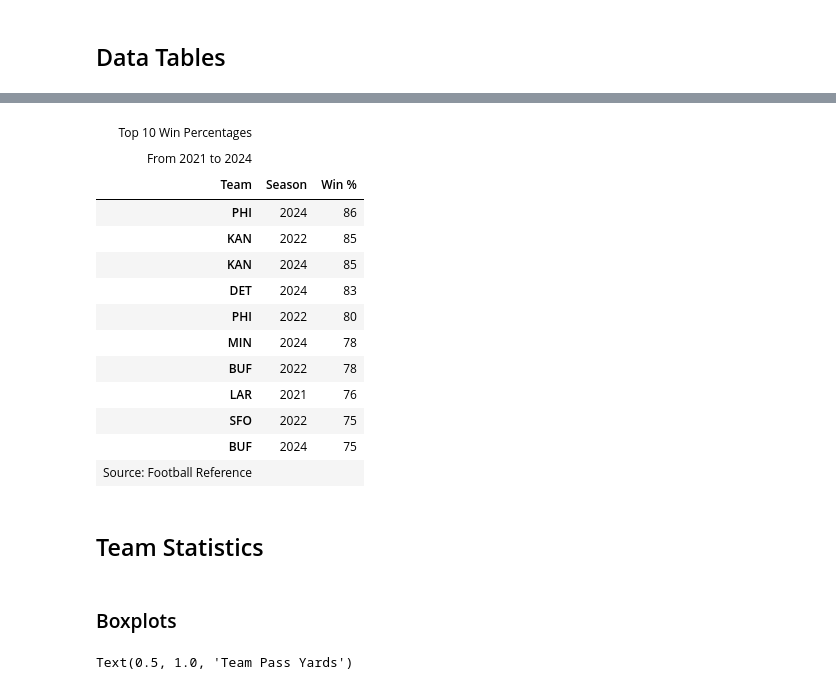
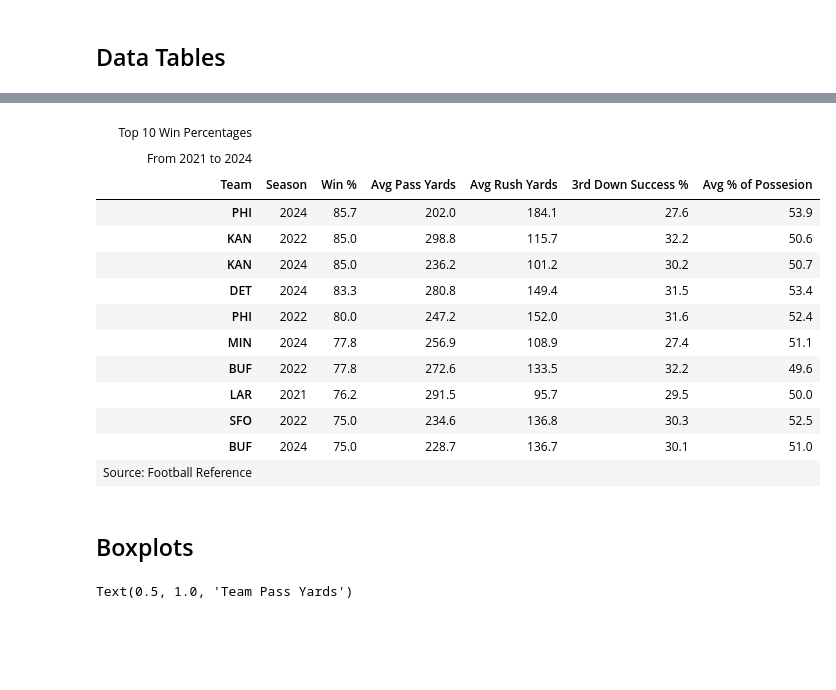
Before and after one commit to CamSmithers/NFL, a Jupyter notebook: Basic Analysis.ipynb, the cells around one changed output, grey strips where cells are left out. Drawn from its saved outputs; the diff is of its cells as text; code cells hidden in the pictures; blank space fills up the shorter version.

```diff
--- a/Basic Analysis.ipynb
+++ b/Basic Analysis.ipynb
@@ -42,42 +54,39 @@ stats_team.head()
 # %%
-summary_table = stats_team.loc[:, ['team_name', 'season', 'win_pct']]
+summary_table = stats_team.loc[:, ['team_name', 'season', 'win_pct', 'yards_avg', 'rushyards_avg', 'successrate3rddown_avg', 'possession_pct_avg']]
 summary_table = summary_table.drop_duplicates()
-summary_table.columns = ['Team', 'Season', 'Win %']
+summary_table.columns = ['Team', 'Season', 'Win %', 'Avg Pass Yards', 'Avg Rush Yards', '3rd Down Success %', 'Avg % of Possesion']
 summary_table = summary_table.sort_values(by=['Win %'], ascending=False)
 summary_top10 = summary_table.head(10)
-#season_2024_mask = summary_table['Season'] == 2024
-#summary_table = summary_table[season_2024_mask]
+
+#Below is the source code for actually producing the table via Great Tables.
+
+(
+    GT(summary_top10)
+    .tab_header(
+        title='Top 10 Win Percentages',
+        subtitle='From 2021 to 2024'
+    )
+    .tab_stub(rowname_col='Team')
+    .tab_source_note(source_note='Source: Football Reference')
+    .tab_stubhead(label='Team')
+)
+# %% [output]
+| Top 10 Win Percentages |  |  |  |  |  |  |
+| From 2021 to 2024 |  |  |  |  |  |  |
+| Team | Season | Win % | Avg Pass Yards | Avg Rush Yards | 3rd Down Success % | Avg % of Possesion |
+| PHI | 2024 | 85.7 | 202.0 | 184.1 | 27.6 | 53.9 |
+| KAN | 2022 | 85.0 | 298.8 | 115.7 | 32.2 | 50.6 |
+| KAN | 2024 | 85.0 | 236.2 | 101.2 | 30.2 | 50.7 |
+| DET | 2024 | 83.3 | 280.8 | 149.4 | 31.5 | 53.4 |
+| PHI | 2022 | 80.0 | 247.2 | 152.0 | 31.6 | 52.4 |
+| MIN | 2024 | 77.8 | 256.9 | 108.9 | 27.4 | 51.1 |
+| BUF | 2022 | 77.8 | 272.6 | 133.5 | 32.2 | 49.6 |
+| LAR | 2021 | 76.2 | 291.5 | 95.7 | 29.5 | 50.0 |
+| SFO | 2022 | 75.0 | 234.6 | 136.8 | 30.3 | 52.5 |
+| BUF | 2024 | 75.0 | 228.7 | 136.7 | 30.1 | 51.0 |
+| Source: Football Reference |  |  |  |  |  |  |
-# %%
-(
-    GT(summary_top10)
-    .tab_header(
-        title='Top 10 Win Percentages',
-        subtitle='From 2021 to 2024'
-    )
-    .tab_stub(rowname_col='Team')
-    .tab_source_note(source_note='Source: Football Reference')
-    .tab_stubhead(label='Team')
-    .fmt_integer(columns='Win %')
-)
-# %% [output]
-| Top 10 Win Percentages |  |  |
-| From 2021 to 2024 |  |  |
-| Team | Season | Win % |
-| PHI | 2024 | 86 |
-| KAN | 2022 | 85 |
-| KAN | 2024 | 85 |
-| DET | 2024 | 83 |
-| PHI | 2022 | 80 |
-| MIN | 2024 | 78 |
-| BUF | 2022 | 78 |
-| LAR | 2021 | 76 |
-| SFO | 2022 | 75 |
-| BUF | 2024 | 75 |
-| Source: Football Reference |  |  |
-# %% [markdown]
-## Team Statistics
 # %% [markdown]
-### Boxplots
+## Boxplots
 # %%
 #Rushing & Passing Yards by Team
 sns.set_style('whitegrid')
```
Also changed, not shown: parts of 14 cells of this notebook, 1 other file.
